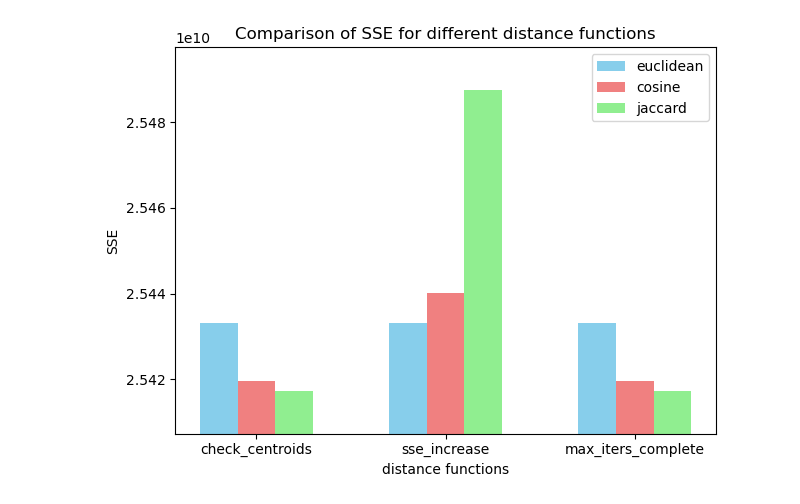
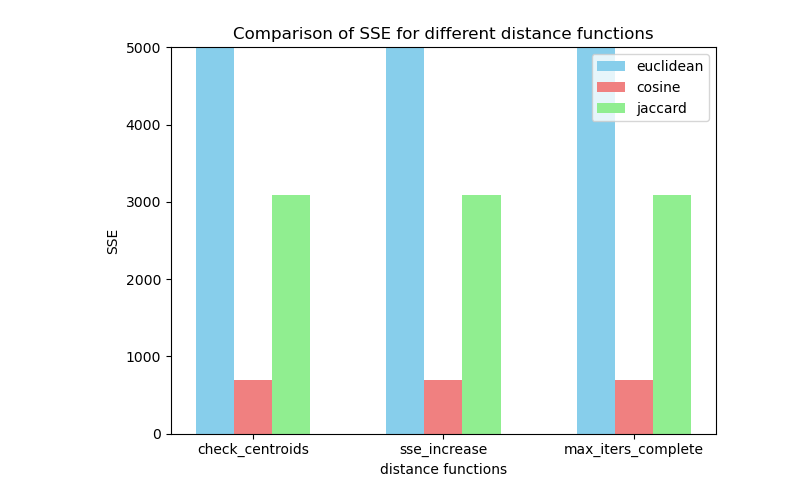
Before and after one commit to pavan-kumar-geddapu/cse572_data_mining, a Jupyter notebook: k_means_clustering/main.ipynb, the cells around one changed output. Cells and saved outputs as stored; diff of their text form; code cells hidden in the pictures.

```diff
--- a/k_means_clustering/main.ipynb
+++ b/k_means_clustering/main.ipynb
@@ -47,8 +49,8 @@ def calculate_accuracy(labels, y, k=10):
     accuracy = np.sum(pred_labels == y) / len(y)
     return accuracy
 
-def calculate_sse(X, labels, centroids):
-    sse = np.sum(np.sum((X[labels == i] - centroids[i])**2) for i in range(len(centroids)))
+def calculate_sse(X, labels, centroids, distance_function):
+    sse = np.sum(np.sum([distance_function(x, centroids[i]) ** 2 for x in X[labels == i]]) for i in range(len(centroids)))
     return sse
 # %%
 # K-means implementation
@@ -67,7 +69,7 @@ def k_means_centroids_init(X, k=10):
     centroids = X[np.random.choice(range(len(X)), k, replace=False)]
     return centroids
 
-def k_means(X, centroids, distance_function=euclidean_distance, stop_criteria="max_iters_complete", k=10, max_iters=200):
+def k_means(X, centroids, distance_function=euclidean_distance, stop_criteria="max_iters_complete", k=10, max_iters=100):
     labels = None
     itr = 0
     prev_sse, cur_sse = float('inf'), float('inf')
@@ -75,7 +77,7 @@ def k_means(X, centroids, distance_function=euclidean_distance, stop_criteria="m
         labels = np.argmin(np.array([[distance_function(x, c) for c in centroids] for x in X]), axis=1)
         new_centroids = np.array([X[labels == i].mean(axis=0) if np.sum(labels == i) > 0 else centroids[i] for i in range(k)])
         prev_sse = cur_sse
-        cur_sse = calculate_sse(X, labels, new_centroids)
+        cur_sse = calculate_sse(X, labels, new_centroids, distance_function)
         itr += 1
         if stop_criteria == "check_centroids":
             if np.array_equal(centroids, new_centroids):
@@ -93,19 +95,22 @@ stop_criteria_list = ["check_centroids", "sse_increase", "max_iters_complete"]
 results = {}
 
 for distance_function in distance_function_list:
-    init_centroids = k_means_plusplus_centroids_init(X, distance_function)
+    distance_function_name = str(distance_function).split()[1]
+    X_scaled = StandardScaler().fit_transform(X)
+    if distance_function_name == "cosine_distance":
+        X_scaled = normalize(X)
+    elif distance_function_name == "jaccard_distance":
+        binarizer = Binarizer(threshold=0.0).fit(X)
+        X_scaled = binarizer.transform(X)
+    init_centroids = k_means_centroids_init(X_scaled)
     for stop_criteria in stop_criteria_list:
-        distance_function_name = str(distance_function).split()[1]
-        start_time = time.time()
-        labels, centroids, itr = k_means(X, init_centroids, distance_function, stop_criteria)
-        end_time = time.time()
-        sse = calculate_sse(X, labels, centroids)
+        labels, centroids, itr = k_means(X_scaled, init_centroids, distance_function, stop_criteria)
+        sse = calculate_sse(X_scaled, labels, centroids, distance_function)
         accuracy = calculate_accuracy(labels, y) * 100
-        elapsed_time = end_time - start_time
 
         if distance_function_name not in results:
             results[distance_function_name] = {}
-        results[distance_function_name][stop_criteria] = {"sse": sse, "accuracy": accuracy, "iterations": itr, "elapsed_time": elapsed_time}
+        results[distance_function_name][stop_criteria] = {"sse": sse, "accuracy": accuracy, "iterations": itr}
 # %%
 for distance_function in results.keys():
     for stop_criteria in results[distance_function].keys():
@@ -273,18 +258,17 @@ max_iters_complete -> SSE: 25417331725.24
 # %%
 # Q4 Plot
 
 plt.bar(np.arange(len(stop_criteria_list)) - 0.2, [results["euclidean_distance"][metric]['sse'] for metric in stop_criteria_list], width=0.2, color='skyblue', label='euclidean')
 plt.bar(np.arange(len(stop_criteria_list)) + 0, [results["cosine_distance"][metric]['sse'] for metric in stop_criteria_list], width=0.2, color='lightcoral', label='cosine')
 plt.bar(np.arange(len(stop_criteria_list)) + 0.2, [results["jaccard_distance"][metric]['sse'] for metric in stop_criteria_list], width=0.2, color='lightgreen', label='jaccard')
 plt.title('Comparison of SSE for different distance functions')
 plt.xlabel('distance functions')
 plt.ylabel('SSE')
 plt.xticks(np.arange(len(stop_criteria_list)), stop_criteria_list)
 plt.legend()
-plt.ylim(min(min([results["euclidean_distance"][metric]['sse'] for metric in stop_criteria_list]), min([results["cosine_distance"][metric]['sse'] for metric in stop_criteria_list]), min([results["jaccard_distance"][metric]['sse'] for metric in stop_criteria_list])) - 10000000, \
-                 max(max([results["euclidean_distance"][metric]['sse'] for metric in stop_criteria_list]), max([results["cosine_distance"][metric]['sse'] for metric in stop_criteria_list]), max([results["jaccard_distance"][metric]['sse'] for metric in stop_criteria_list])) + 10000000)
+plt.ylim(0, 5000)
 
 plt.tight_layout()
 plt.show()
 # %% [output]
-[figure, old version]
+[figure, new version]
```
Also changed, not shown: parts of 10 cells of this notebook.
